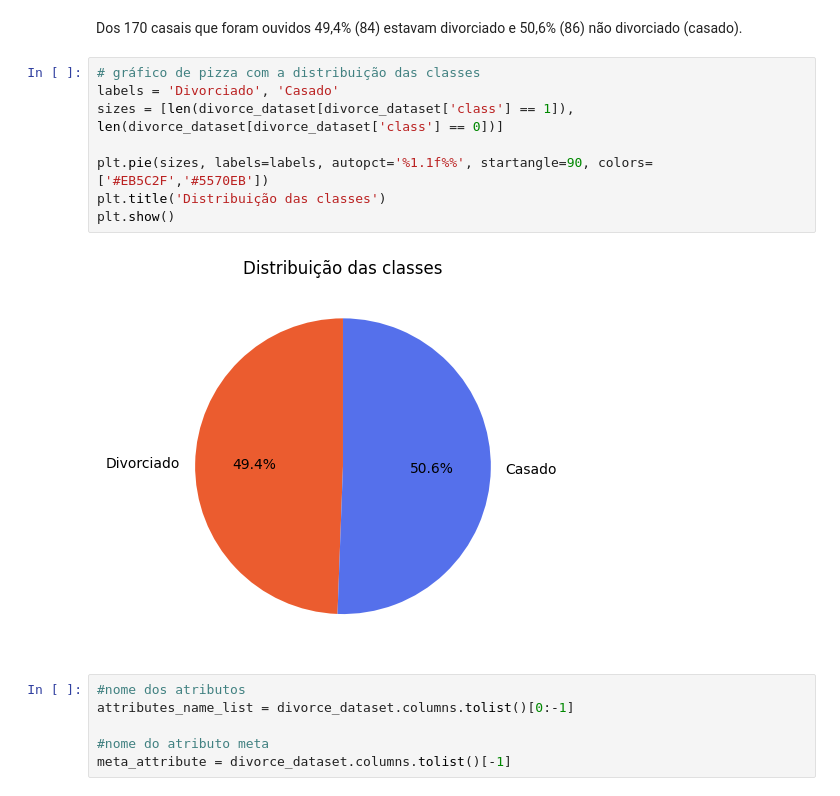
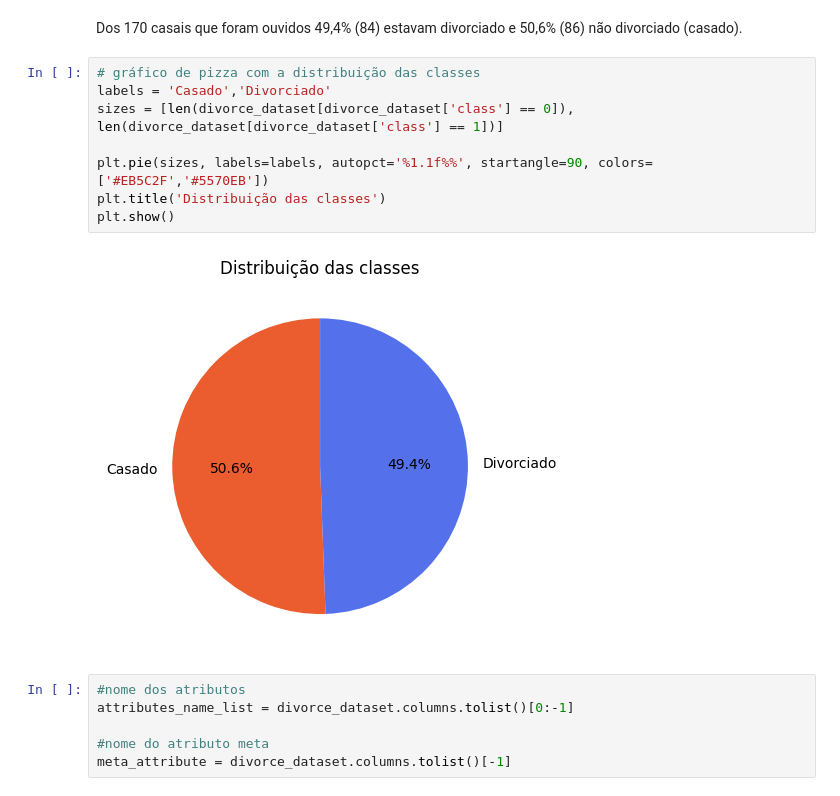
Before and after one commit to o-rovida/Trabalho-Final-Minera--o-de-Dados, a Jupyter notebook: data_exploratory_analysis.ipynb, the cells around one changed output. Drawn from its saved outputs; the diff is of its cells as text.

```diff
--- a/data_exploratory_analysis.ipynb
+++ b/data_exploratory_analysis.ipynb
@@ -21,14 +28,14 @@ divorce_dataset.head(5)
 Dos 170 casais que foram ouvidos 49,4% (84) estavam divorciado e 50,6% (86) não divorciado (casado).
 # %%
 # gráfico de pizza com a distribuição das classes
-labels = 'Divorciado', 'Casado'
-sizes = [len(divorce_dataset[divorce_dataset['class'] == 1]), len(divorce_dataset[divorce_dataset['class'] == 0])]
+labels = 'Casado','Divorciado'
+sizes = [len(divorce_dataset[divorce_dataset['class'] == 0]), len(divorce_dataset[divorce_dataset['class'] == 1])]
 
 plt.pie(sizes, labels=labels, autopct='%1.1f%%', startangle=90, colors=['#EB5C2F','#5570EB'])
 plt.title('Distribuição das classes')
 plt.show()
 # %% [output]
-[figure, old version]
+[figure, new version]
 # %%
 #nome dos atributos
 attributes_name_list = divorce_dataset.columns.tolist()[0:-1]
```
Also changed, not shown: parts of 2 cells of this notebook, 2 other files.
